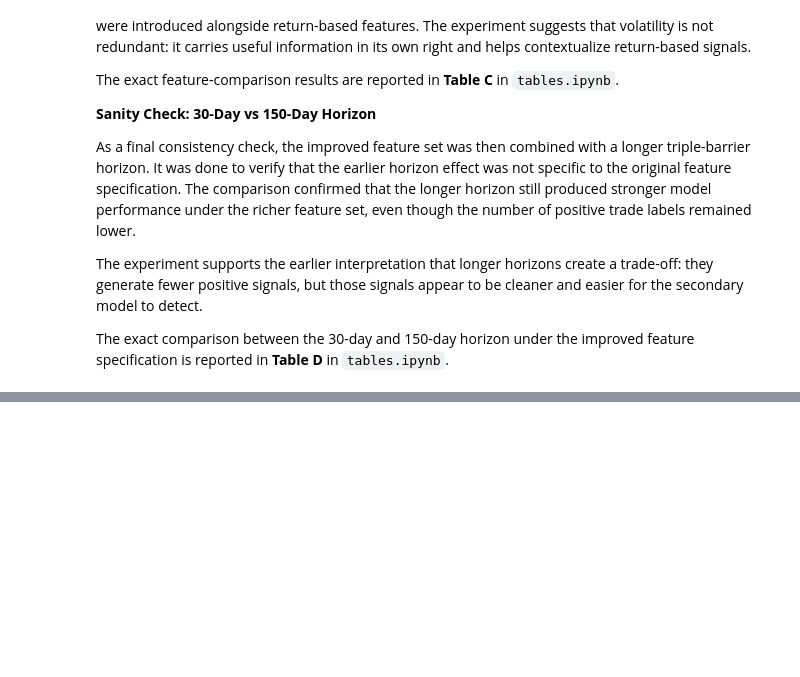
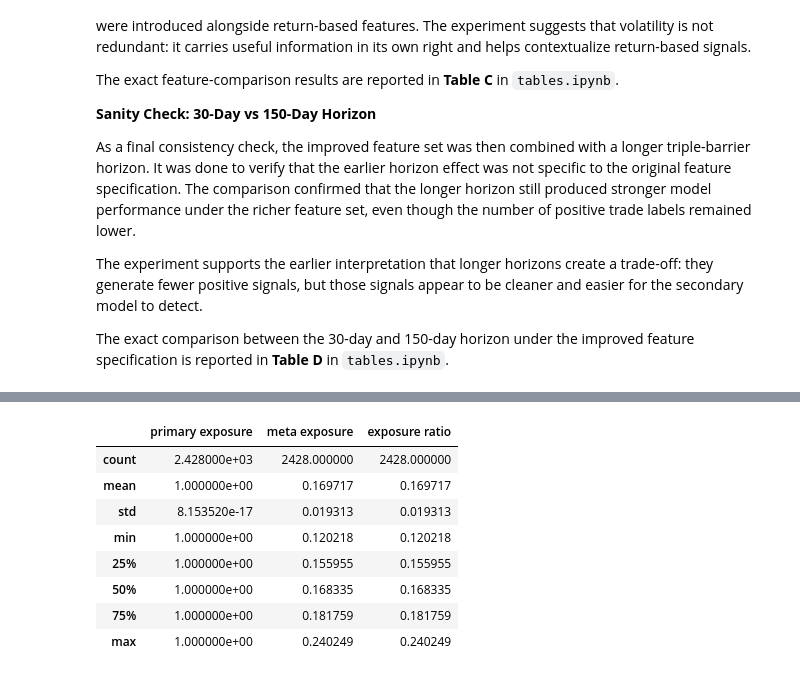
Before and after one commit to kor01qeth/meta_labeling_project, a Jupyter notebook: notebooks/main_workflow.ipynb, the cells around one changed output, grey strips where cells are left out. Cells and saved outputs as stored; diff of their text form; code cells hidden in the pictures; blank space fills up the shorter version.

```diff
--- a/notebooks/main_workflow.ipynb
+++ b/notebooks/main_workflow.ipynb
@@ -283,0 +503,23 @@ The exact comparison between the 30-day and 150-day horizon under the improved f
+# %%
+# Checking relative exposure, since the above meta-filtered result looks unusually strong
+
+primary_exposure = primary_test_wt.abs().sum(axis=1)
+meta_exposure = meta_test_wt.abs().sum(axis=1)
+
+exposure_check = pd.DataFrame({
+    "primary exposure": primary_exposure,
+    "meta exposure": meta_exposure,
+    "exposure ratio": meta_exposure / primary_exposure
+})
+
+exposure_check.describe()
+# %% [output]
+|  | primary exposure | meta exposure | exposure ratio |
+| count | 2.428000e+03 | 2428.000000 | 2428.000000 |
+| mean | 1.000000e+00 | 0.169717 | 0.169717 |
+| std | 8.153520e-17 | 0.019313 | 0.019313 |
+| min | 1.000000e+00 | 0.120218 | 0.120218 |
+| 25% | 1.000000e+00 | 0.155955 | 0.155955 |
+| 50% | 1.000000e+00 | 0.168335 | 0.168335 |
+| 75% | 1.000000e+00 | 0.181759 | 0.181759 |
+| max | 1.000000e+00 | 0.240249 | 0.240249 |
```
Also changed, not shown: parts of 19 cells of this notebook, 2 other files.
